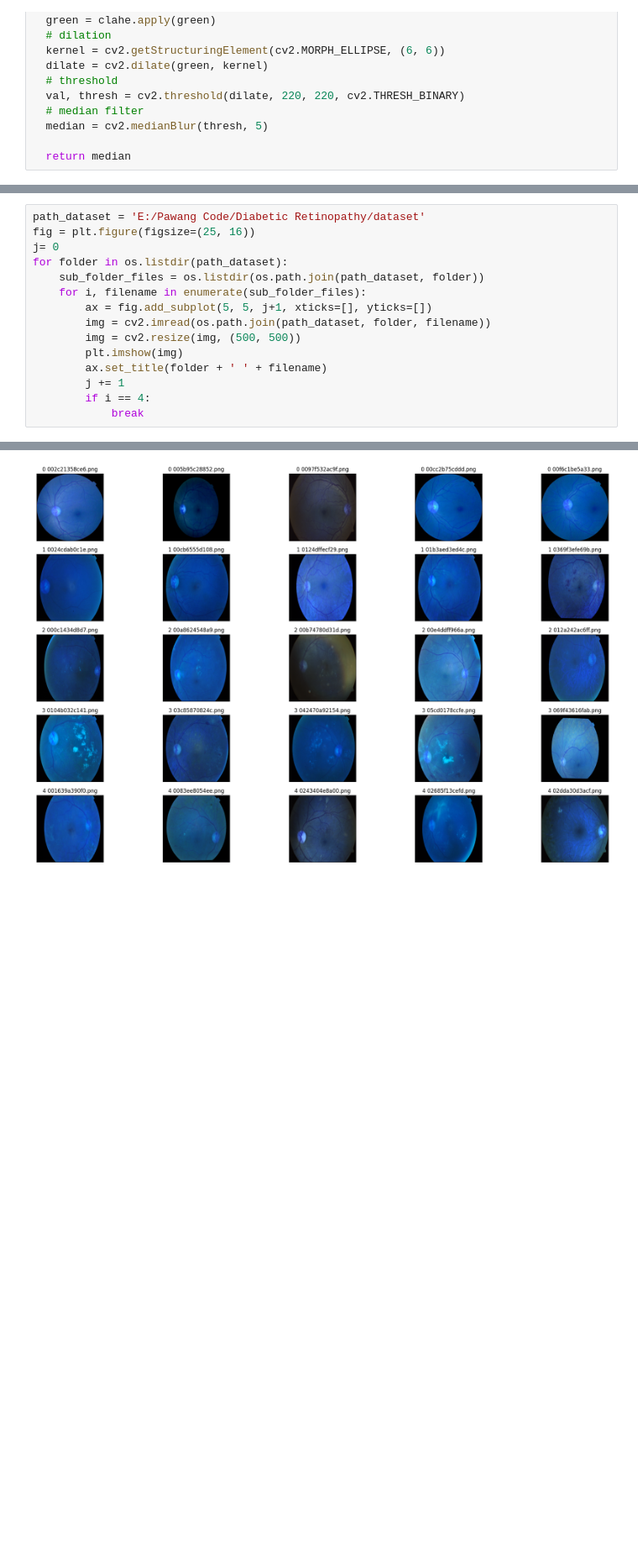
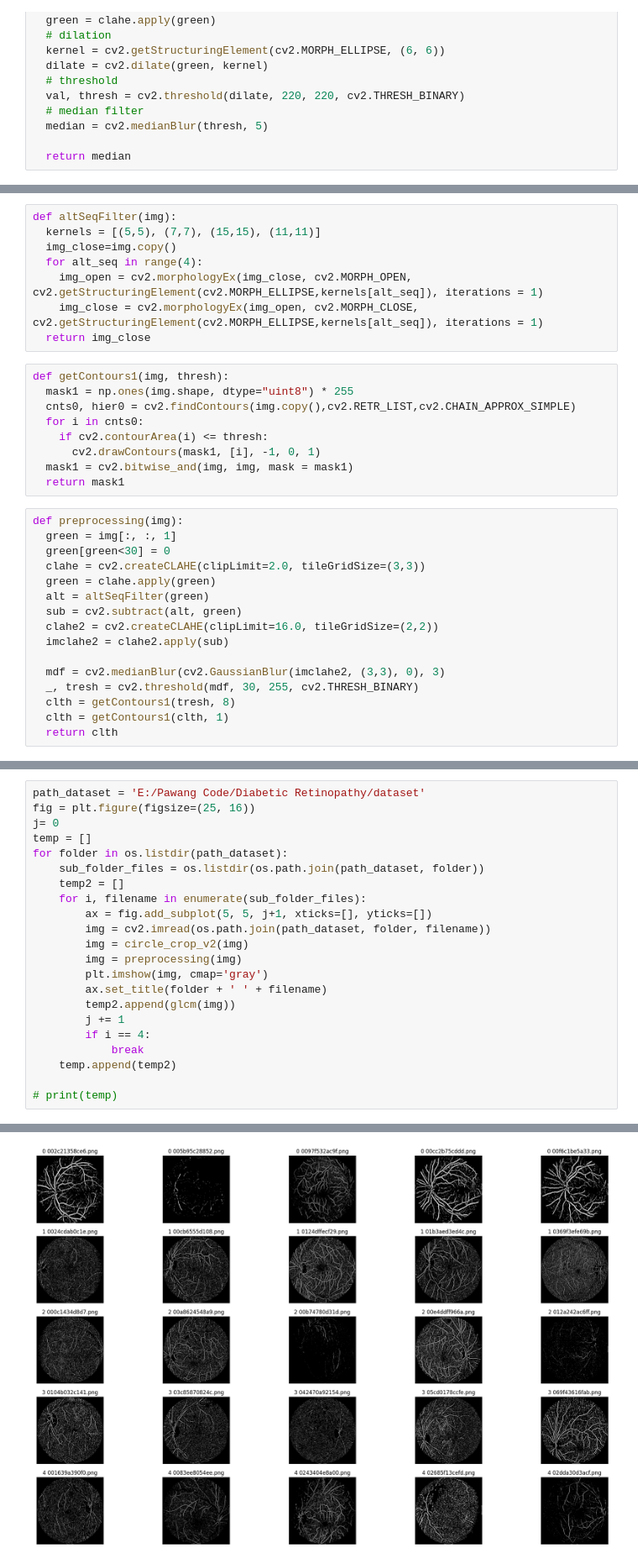
Before and after one commit to Bangik/diabetic-retinopathy-ml, a Jupyter notebook: ImageProcessing2.ipynb, the cells around one changed output, grey strips where cells are left out. Shown at 84% size. Saved outputs shown, nothing was run; the diff lists cells and outputs as text; blank space fills up the shorter version.

Commit message:
blood vessel in imageprocessing3

```diff
--- a/ImageProcessing2.ipynb
+++ b/ImageProcessing2.ipynb
@@ -89,0 +127,33 @@ def extractExudate(img):
+# %%
+def altSeqFilter(img):
+  kernels = [(5,5), (7,7), (15,15), (11,11)]
+  img_close=img.copy()
+  for alt_seq in range(4):
+    img_open = cv2.morphologyEx(img_close, cv2.MORPH_OPEN, cv2.getStructuringElement(cv2.MORPH_ELLIPSE,kernels[alt_seq]), iterations = 1)
+    img_close = cv2.morphologyEx(img_open, cv2.MORPH_CLOSE, cv2.getStructuringElement(cv2.MORPH_ELLIPSE,kernels[alt_seq]), iterations = 1)
+  return img_close
+# %%
+def getContours1(img, thresh):
+  mask1 = np.ones(img.shape, dtype="uint8") * 255
+  cnts0, hier0 = cv2.findContours(img.copy(),cv2.RETR_LIST,cv2.CHAIN_APPROX_SIMPLE)
+  for i in cnts0:
+    if cv2.contourArea(i) <= thresh:
+      cv2.drawContours(mask1, [i], -1, 0, 1)
+  mask1 = cv2.bitwise_and(img, img, mask = mask1)
+  return mask1
+# %%
+def preprocessing(img):
+  green = img[:, :, 1]
+  green[green<30] = 0
+  clahe = cv2.createCLAHE(clipLimit=2.0, tileGridSize=(3,3))
+  green = clahe.apply(green)
+  alt = altSeqFilter(green)
+  sub = cv2.subtract(alt, green)
+  clahe2 = cv2.createCLAHE(clipLimit=16.0, tileGridSize=(2,2))
+  imclahe2 = clahe2.apply(sub)
+
+  mdf = cv2.medianBlur(cv2.GaussianBlur(imclahe2, (3,3), 0), 3)
+  _, tresh = cv2.threshold(mdf, 30, 255, cv2.THRESH_BINARY)
+  clth = getContours1(tresh, 8)
+  clth = getContours1(clth, 1)
+  return clth
@@ -91,15 +174,22 @@ def extractExudate(img):
 path_dataset = 'E:/Pawang Code/Diabetic Retinopathy/dataset'
 fig = plt.figure(figsize=(25, 16))
 j= 0
+temp = []
 for folder in os.listdir(path_dataset):
     sub_folder_files = os.listdir(os.path.join(path_dataset, folder))
+    temp2 = []
     for i, filename in enumerate(sub_folder_files):
         ax = fig.add_subplot(5, 5, j+1, xticks=[], yticks=[])
         img = cv2.imread(os.path.join(path_dataset, folder, filename))
-        img = cv2.resize(img, (500, 500))
-        plt.imshow(img)
+        img = circle_crop_v2(img)
+        img = preprocessing(img)
+        plt.imshow(img, cmap='gray')
         ax.set_title(folder + ' ' + filename)
+        temp2.append(glcm(img))
         j += 1
         if i == 4:
             break
+    temp.append(temp2)
+
+# print(temp)
 # %% [output]
@@ -106,4 +197,4 @@ for folder in os.listdir(path_dataset):
-[figure, old version]
+[figure, new version]
 # %%
 img0 = cv2.imread('E:/Pawang Code/Diabetic Retinopathy/dataset/0/00cc2b75cddd.png')
 img1 = cv2.imread('E:/Pawang Code/Diabetic Retinopathy/dataset/1/38e0e28d35d3.png')
```
Also changed, not shown: parts of 4 cells of this notebook, 4 other files.
